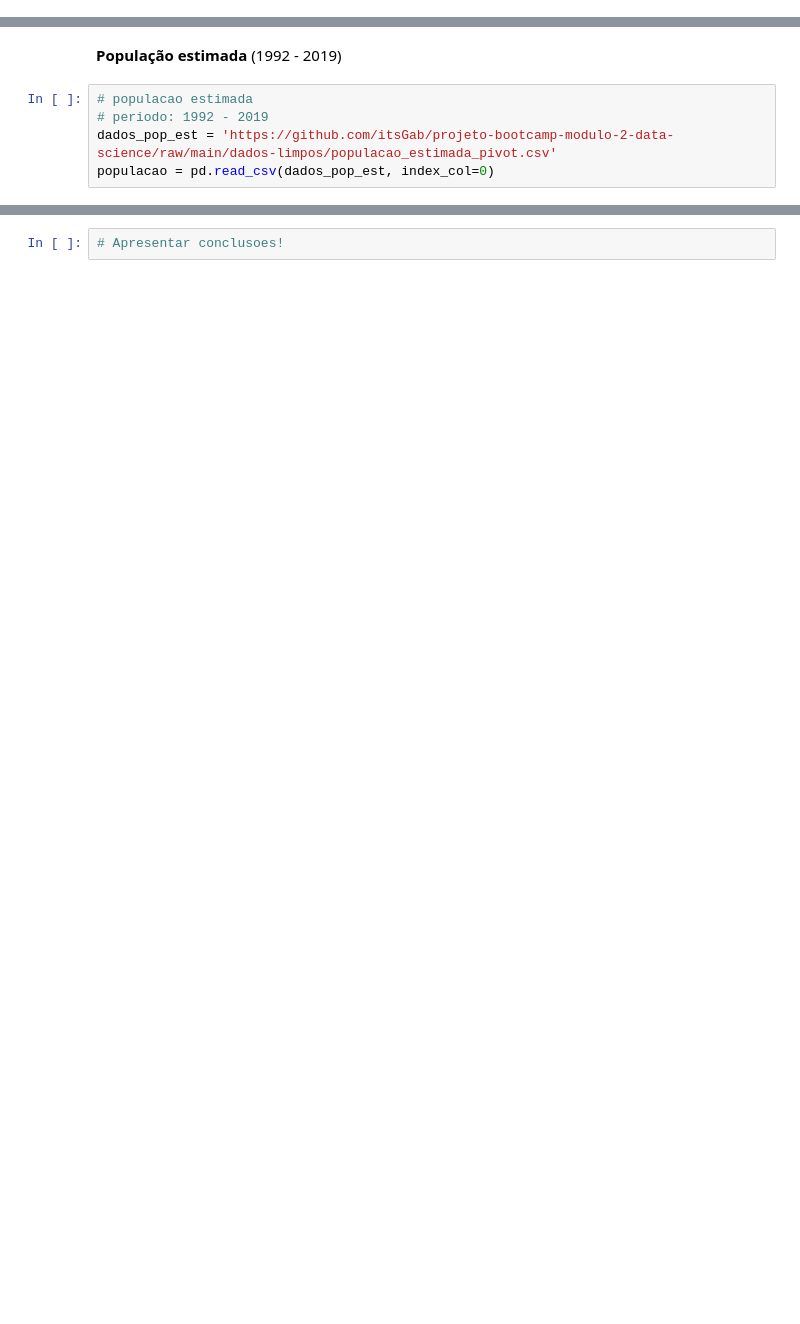
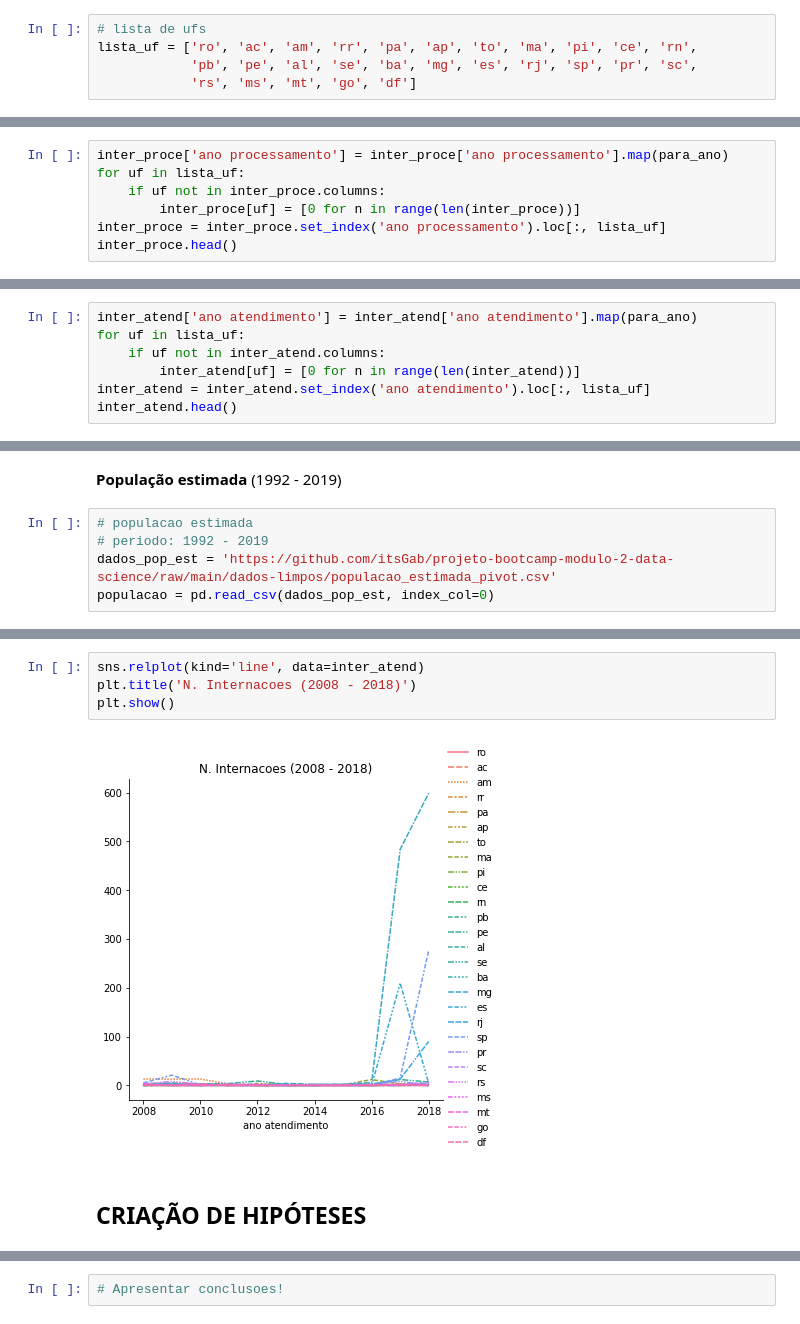
Before and after one commit to itsGab/ds_febre_amarela, a Jupyter notebook: nb-projeto/projeto_modulo2_rascunho.ipynb, the cells around one changed output, grey strips where cells are left out. Cells and saved outputs as stored; diff of their text form; blank space fills up the shorter version.

```diff
--- a/nb-projeto/projeto_modulo2_rascunho.ipynb
+++ b/nb-projeto/projeto_modulo2_rascunho.ipynb
@@ -115,3 +130,8 @@ import pandas as pd
+# %%
+# lista de ufs
+lista_uf = ['ro', 'ac', 'am', 'rr', 'pa', 'ap', 'to', 'ma', 'pi', 'ce', 'rn',
+            'pb', 'pe', 'al', 'se', 'ba', 'mg', 'es', 'rj', 'sp', 'pr', 'sc',
+            'rs', 'ms', 'mt', 'go', 'df']
 # %% [markdown]
 **Cobertura vacinal** de febre amarela (1994 - 2021, por ano de processamento)
 # %%
@@ -162,0 +180,7 @@ inter_proce.head()
+# %%
+inter_proce['ano processamento'] = inter_proce['ano processamento'].map(para_ano)
+for uf in lista_uf:
+    if uf not in inter_proce.columns:
+        inter_proce[uf] = [0 for n in range(len(inter_proce))]
+inter_proce = inter_proce.set_index('ano processamento').loc[:, lista_uf]
+inter_proce.head()
@@ -178,0 +202,7 @@ inter_atend.head()
+# %%
+inter_atend['ano atendimento'] = inter_atend['ano atendimento'].map(para_ano)
+for uf in lista_uf:
+    if uf not in inter_atend.columns:
+        inter_atend[uf] = [0 for n in range(len(inter_atend))]
+inter_atend = inter_atend.set_index('ano atendimento').loc[:, lista_uf]
+inter_atend.head()
@@ -200,0 +266,8 @@ populacao.head()
+# %%
+sns.relplot(kind='line', data=inter_atend)
+plt.title('N. Internacoes (2008 - 2018)')
+plt.show()
+# %% [output]
+[figure, added]
+# %% [markdown]
+## CRIAÇÃO DE HIPÓTESES
```
Also changed, not shown: parts of 24 cells of this notebook.
